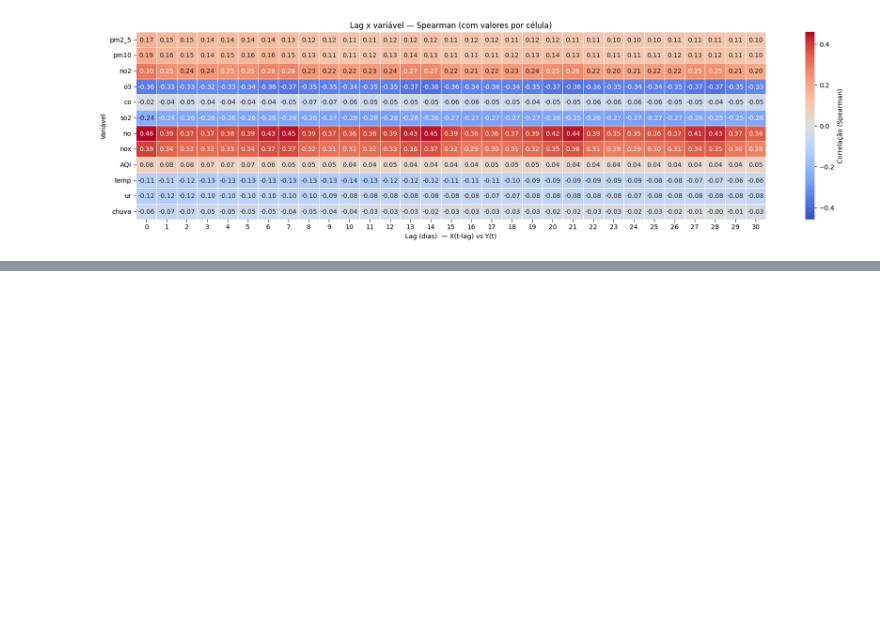
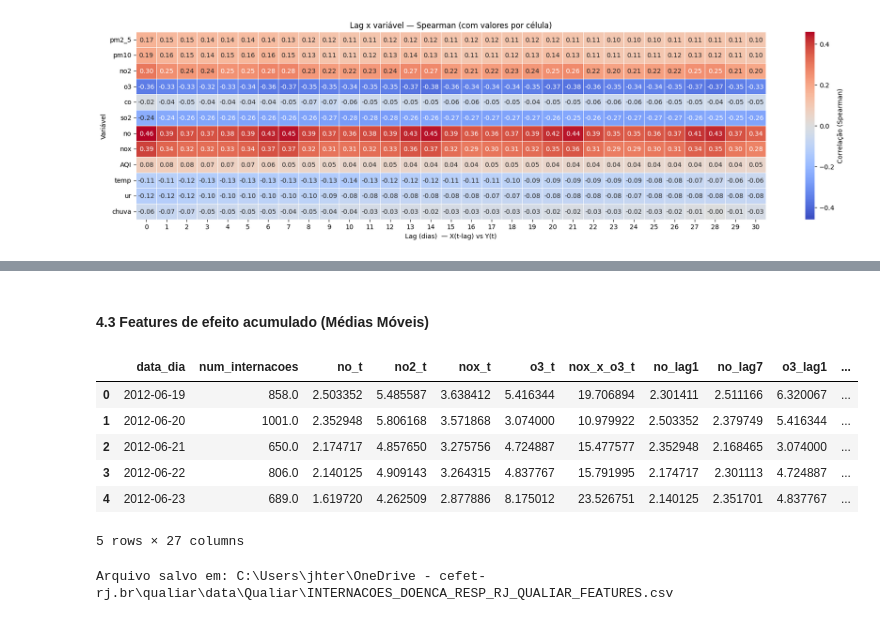
Before and after one commit to AILAB-CEFET-RJ/qualiar, a Jupyter notebook: notebooks/Analise-Correlacao/internacoes_x_qualiar.ipynb, the cells around one changed output, grey strips where cells are left out. Saved outputs shown, nothing was run; the diff lists cells and outputs as text; code cells hidden in the pictures; blank space fills up the shorter version.

```diff
--- a/notebooks/Analise-Correlacao/internacoes_x_qualiar.ipynb
+++ b/notebooks/Analise-Correlacao/internacoes_x_qualiar.ipynb
@@ -405,0 +614,56 @@ feature  window  shift       rho  abs_rho
+# %% [markdown]
+#### 4.3 Features de efeito acumulado (Médias Móveis)
+# %%
+_src = df_unificado.copy()
+_src['data_dia'] = pd.to_datetime(_src['data_dia'])
+_src = _src.sort_values('data_dia').reset_index(drop=True)
+
+spec = {
+    'no'   : [(60, 1)],   # ρ≈0,59
+    'nox'  : [(60, 1)],   # ρ≈0,45
+    'no2'  : [(30, 1)],   # ρ≈0,33
+    'o3'   : [(150, 1)],  # ρ≈-0,68 (forte e negativo)
+    'so2'  : [(150, 21)], # ρ≈-0,53 (acúmulo tardio)
+    'pm10' : [(30, 1)],   # ganho modesto
+    'pm2_5': [(7, 1)],    # efeito mais imediato
+}
+
+def build_rolling_ma(df_src, specs):
+    out = pd.DataFrame({'data_dia': df_src['data_dia']})
+    for var, combos in specs.items():
+        if var not in df_src.columns:
+            raise KeyError(f"Variável '{var}' não encontrada em df_unificado.")
+        base = df_src[var].astype(float)
+        for (w, s) in combos:
+            series = base.shift(s).rolling(window=w, min_periods=w).mean()
+            out[f'{var}_ma{w}_s{s}'] = series
+    return out
+
+ma_accum_df = build_rolling_ma(_src, spec)
+
+df_final = df_final.merge(ma_accum_df, on='data_dia', how='left')
+
+df_final = df_final.dropna().reset_index(drop=True)
+
+display(df_final.head())
+# %% [output]
+|  | data_dia | num_internacoes | no_t | no2_t | nox_t | o3_t | nox_x_o3_t | no_lag1 | no_lag7 | o3_lag1 | ... |
+| 0 | 2012-06-19 | 858.0 | 2.503352 | 5.485587 | 3.638412 | 5.416344 | 19.706894 | 2.301411 | 2.511166 | 6.320067 | ... |
+| 1 | 2012-06-20 | 1001.0 | 2.352948 | 5.806168 | 3.571868 | 3.074000 | 10.979922 | 2.503352 | 2.379749 | 5.416344 | ... |
+| 2 | 2012-06-21 | 650.0 | 2.174717 | 4.857650 | 3.275756 | 4.724887 | 15.477577 | 2.352948 | 2.168465 | 3.074000 | ... |
+| 3 | 2012-06-22 | 806.0 | 2.140125 | 4.909143 | 3.264315 | 4.837767 | 15.791995 | 2.174717 | 2.301113 | 4.724887 | ... |
+| 4 | 2012-06-23 | 689.0 | 1.619720 | 4.262509 | 2.877886 | 8.175012 | 23.526751 | 2.140125 | 2.351701 | 4.837767 | ... |
+5 rows × 27 columns
+# %%
+df_final.rename(columns={'num_internacoes': 'target'}, inplace=True)
+
+project_root = Path().resolve().parents[1]
+output_dir = project_root / "data" / "Qualiar"
+output_dir.mkdir(parents=True, exist_ok=True)
+
+output_csv_path = output_dir / "INTERNACOES_DOENCA_RESP_RJ_QUALIAR_FEATURES.csv"
+df_final.to_csv(output_csv_path, index=False, encoding="utf-8")
+
+print(f"Arquivo salvo em: {output_csv_path}")
+# %% [output]
+Arquivo salvo em: C:\Users\jhter\OneDrive - cefet-rj.br\qualiar\data\Qualiar\INTERNACOES_DOENCA_RESP_RJ_QUALIAR_FEATURES.csv
```
Also changed, not shown: parts of 14 cells of this notebook, 6 other files.
